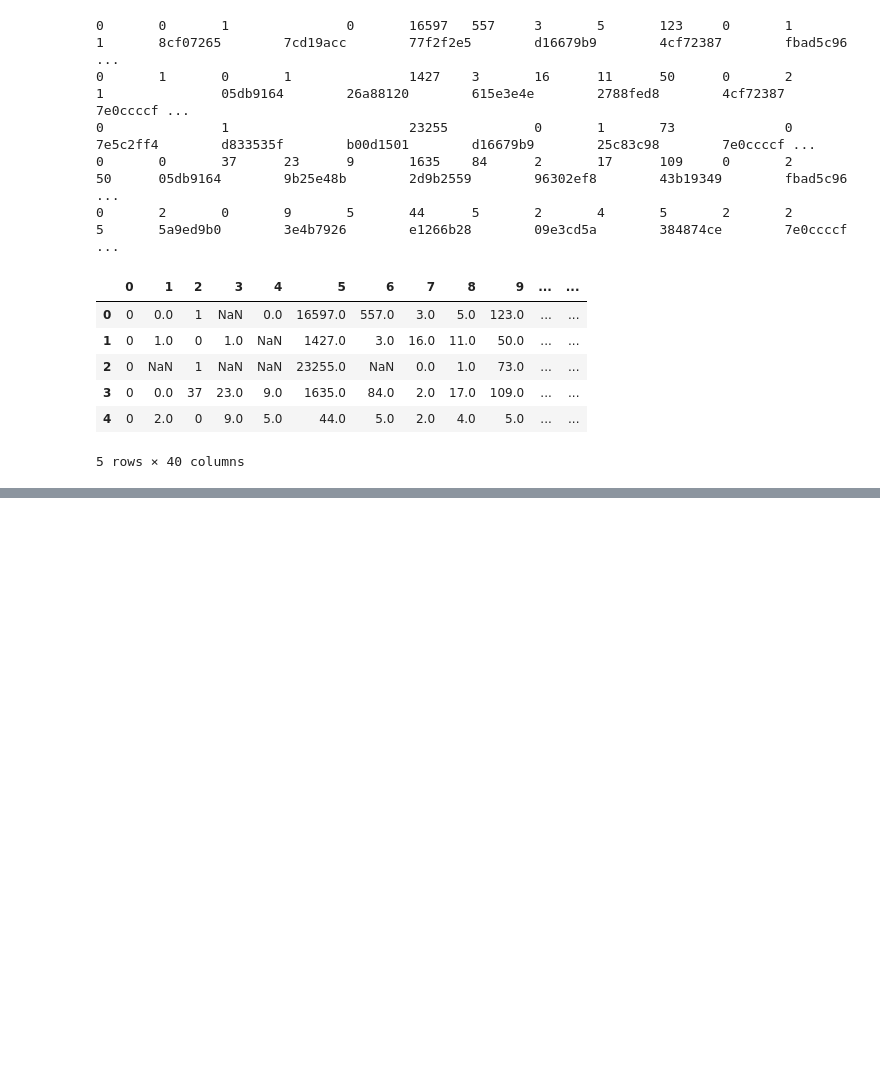
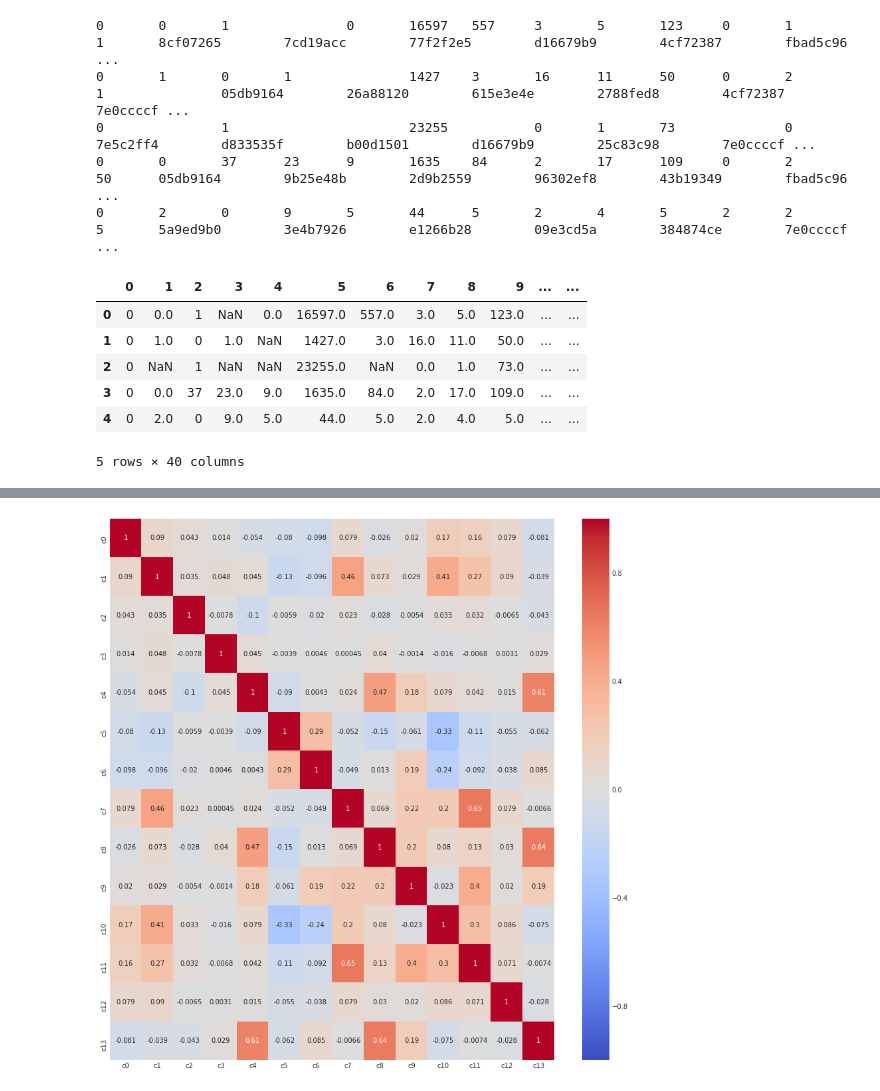
Before and after one commit to vnagapudi/W261_Final_Project, a Jupyter notebook: final_project_LUCA.ipynb, the cells around one changed output, grey strips where cells are left out. Drawn from its saved outputs; the diff is of its cells as text; code cells hidden in the pictures; blank space fills up the shorter version.

```diff
--- a/final_project_LUCA.ipynb
+++ b/final_project_LUCA.ipynb
@@ -138,0 +185,8 @@ df.describe()
+# %%
+plt.figure(figsize=(15,15))
+sns.heatmap(df.corr(),
+            vmin=-1,
+            cmap='coolwarm',
+            annot=True);
+# %% [output]
+[figure, added]
```
Also changed, not shown: parts of 7 cells of this notebook, 1 other file.
